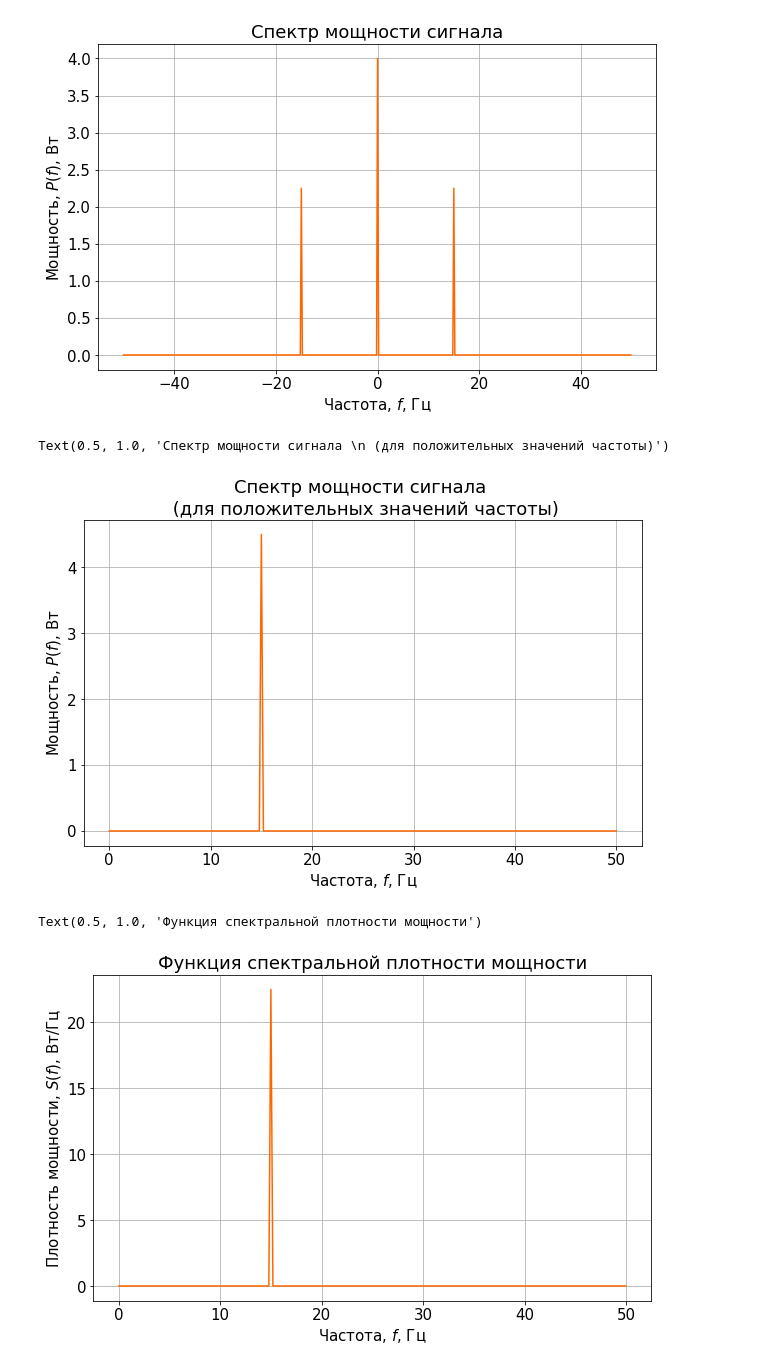
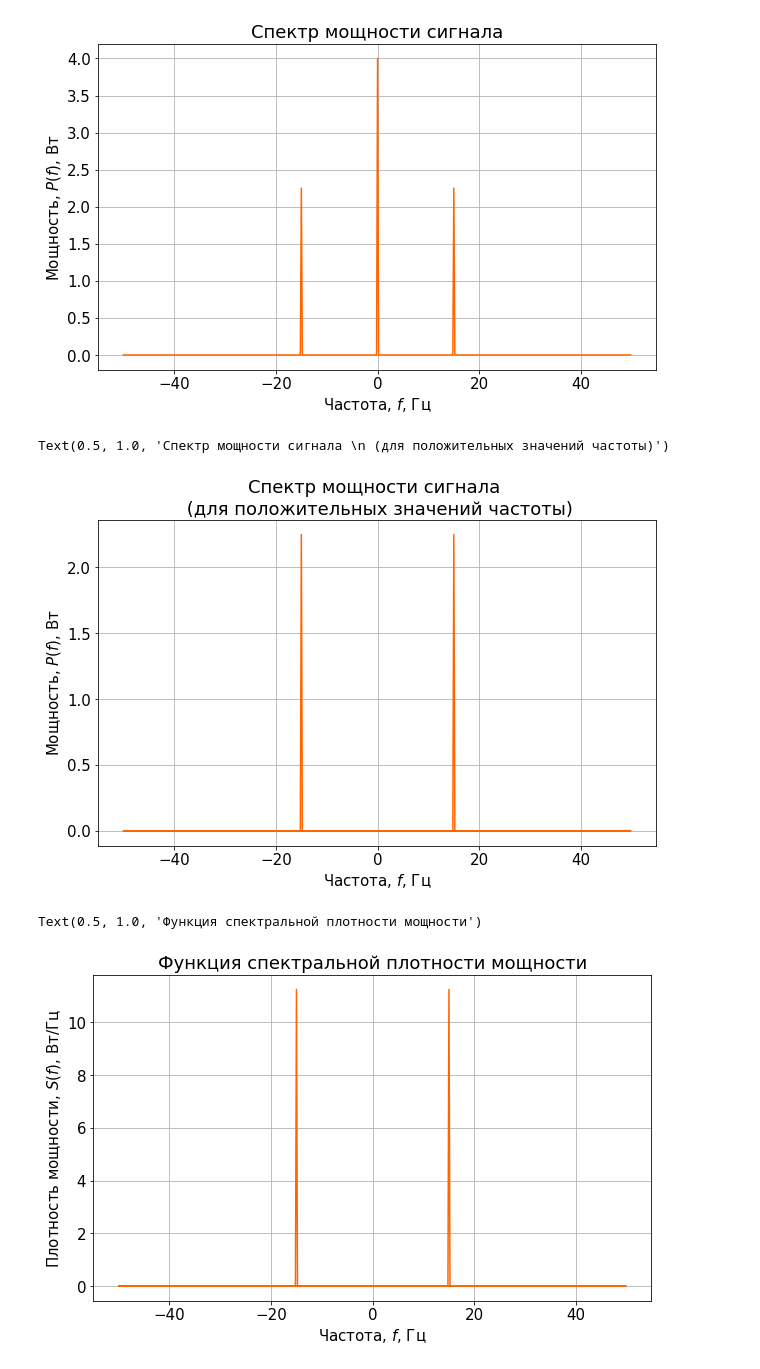
Before and after one commit to SakuraOneLove/DSP-2020, a Jupyter notebook: Lab_2.ipynb, the cells around one changed output. Saved outputs shown, nothing was run; the diff lists cells and outputs as text; code cells hidden in the pictures.

```diff
--- a/Lab_2.ipynb
+++ b/Lab_2.ipynb
@@ -8,11 +8,3 @@ from scipy.fftpack import fftshift
 from scipy.signal import periodogram, get_window
 # %% [markdown]
 ### Инициализация и формирование значений основных параметров
-# %%
-%matplotlib inline
-#делаем так, что бы графики отображались сразу после построения
-fontName = "Liberation Serif"    # Название шрифта
-rcParams["mathtext.fontset"] = "custom" # Пользовательские параметры графика
-rcParams["mathtext.rm"] = fontName  # Обычный стиль
-rcParams["mathtext.bf"] = "{}:bold".format(fontName)    # Жирный
-rcParams["mathtext.it"] = "{}:italic".format(fontName)  # Курсив
@@ -19,9 +14,11 @@ rcParams["mathtext.it"] = "{}:italic".format(fontName)  # Курсив
 # %%
 from pylab import rcParams
+fontName = "Liberation Serif"    # Название шрифта
+rcParams["mathtext.fontset"] = "custom" # Пользовательские параметры графика
 rcParams['figure.figsize'] = 10, 6 # настраиваем параметры отображения графика
 fontSize=15 # Размер шрифта графиков
 rcParams.update({'font.size': fontSize})
-tColor=[0.3, 0.7, 0.9] # Цвет графиков во временной области
+fColor=[1, 0.4, 0] # Цвет графиков во временной области
 tColor='b' # Цвет графиков в частотной области
 # %%
 A0=2; # Постоянная составляющая сигнала
@@ -192,25 +189,25 @@ ax.set_title('Спектр мощности сигнала')
 Text(0.5, 1.0, 'Спектр мощности сигнала')
 [figure]
 # %%
-freq, psd = periodogram(y, fd, np.ones(y.size), scaling='spectrum')# Формирование значений
+freq, psd = periodogram(y, fd, scaling='spectrum', return_onesided = False)# Формирование значений
 fig, ax = plt.subplots()
-ax.plot(freq,psd, color=eColor)
+ax.plot(freq,psd, color=fColor)
 ax.grid()
 ax.set_xlabel('Частота, $f$, Гц')
 ax.set_ylabel('Мощность, $P(f)$, Вт')
 ax.set_title('Спектр мощности сигнала \n (для положительных значений частоты)')
 # %% [output]
 Text(0.5, 1.0, 'Спектр мощности сигнала \n (для положительных значений частоты)')
-[figure, old version]
+[figure, new version]
 # %%
-freq, psd = periodogram(y, fd, np.ones(y.size))
+freq, psd = periodogram(y, fd, return_onesided = False)
 # %%
 fig, ax = plt.subplots()
-ax.plot(freq,psd,color=eColor)
+ax.plot(freq,psd,color=fColor)
 ax.grid()
 ax.set_xlabel('Частота, $f$, Гц')
 ax.set_ylabel('Плотность мощности, $S(f)$, Вт/Гц')
 ax.set_title('Функция спектральной плотности мощности')
 # %% [output]
 Text(0.5, 1.0, 'Функция спектральной плотности мощности')
-[figure, old version]
+[figure, new version]
```
Also changed, not shown: parts of 4 cells of this notebook.
